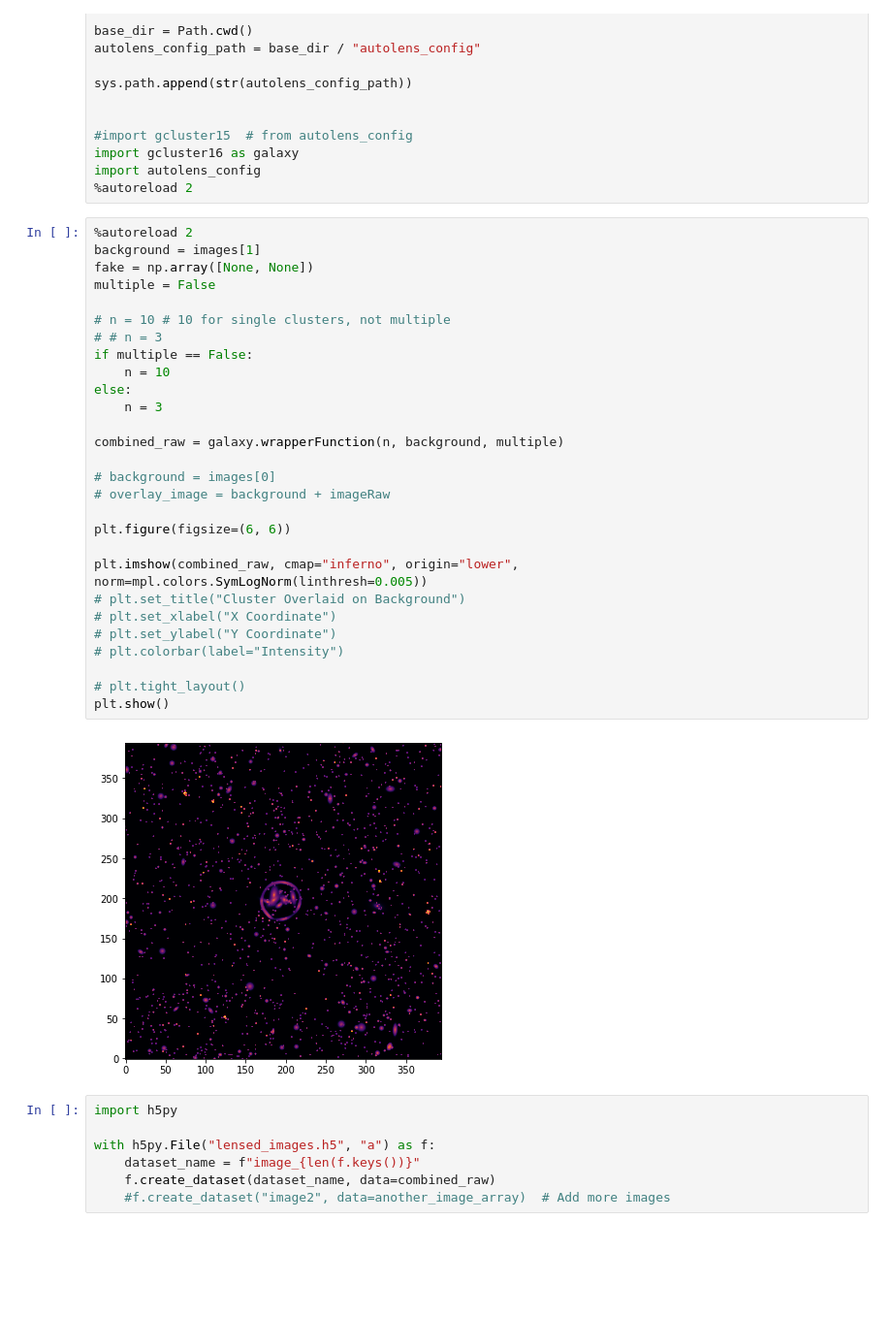
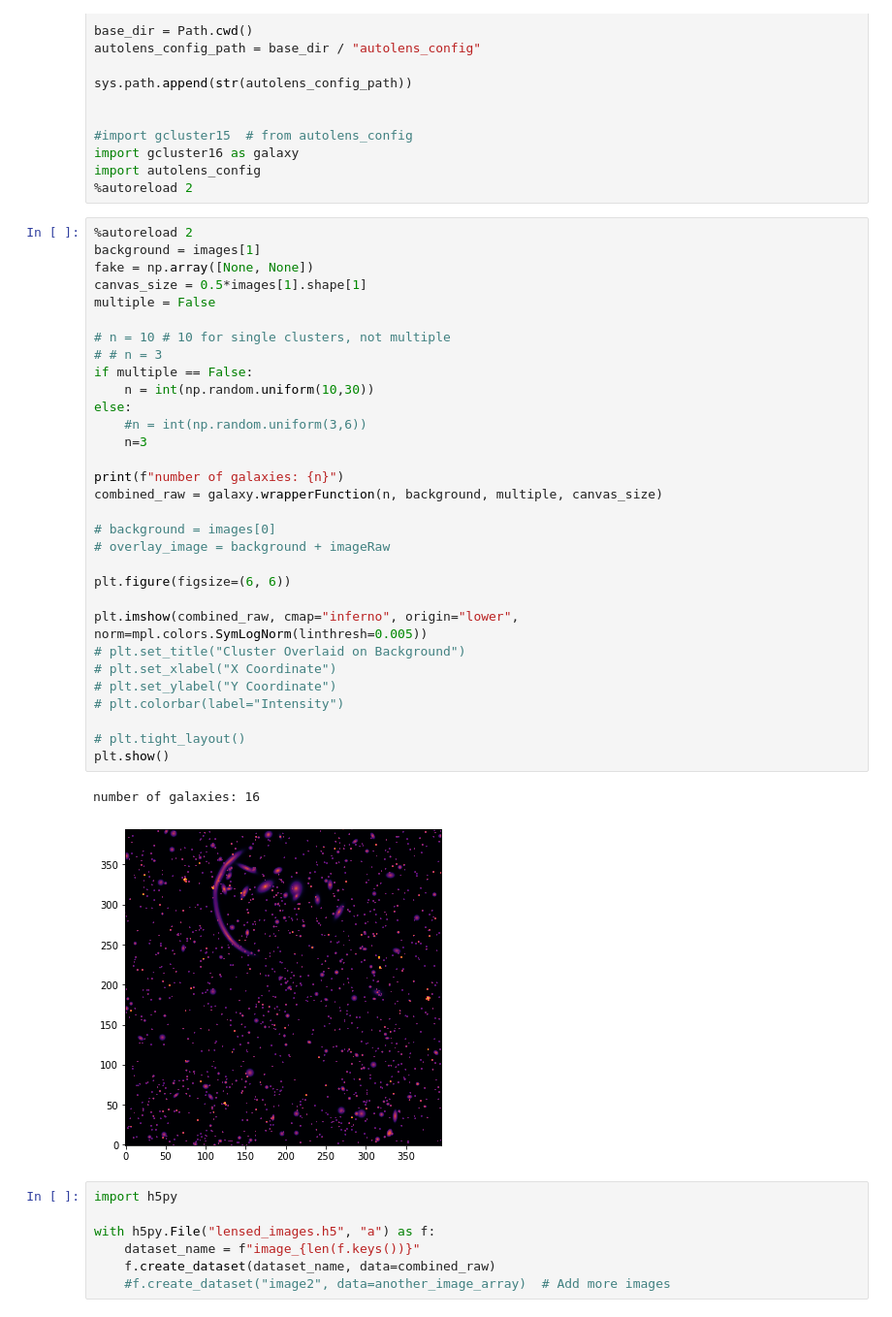
Before and after one commit to moomanchuu/SPHEREx-ML-marco-jame-proj, a Jupyter notebook: backlens1.ipynb, the cells around one changed output. Shown at 97% size. Cells and saved outputs as stored; diff of their text form; blank space fills up the shorter version.

```diff
--- a/backlens1.ipynb
+++ b/backlens1.ipynb
@@ -151,33 +157,37 @@ import autolens_config
 # %%
 %autoreload 2
 background = images[1]
 fake = np.array([None, None])
+canvas_size = 0.5*images[1].shape[1]
 multiple = False
 
 # n = 10 # 10 for single clusters, not multiple
 # # n = 3
 if multiple == False:
-    n = 10
+    n = int(np.random.uniform(10,30))
 else:
-    n = 3
+    #n = int(np.random.uniform(3,6))
+    n=3
 
-combined_raw = galaxy.wrapperFunction(n, background, multiple)
+print(f"number of galaxies: {n}")
+combined_raw = galaxy.wrapperFunction(n, background, multiple, canvas_size)
 
 # background = images[0]
 # overlay_image = background + imageRaw
 
 plt.figure(figsize=(6, 6))
 
 plt.imshow(combined_raw, cmap="inferno", origin="lower", norm=mpl.colors.SymLogNorm(linthresh=0.005))
 # plt.set_title("Cluster Overlaid on Background")
 # plt.set_xlabel("X Coordinate")
 # plt.set_ylabel("Y Coordinate")
 # plt.colorbar(label="Intensity")
 
 # plt.tight_layout()
 plt.show()
 # %% [output]
+number of galaxies: 16
-[figure, old version]
+[figure, new version]
 # %%
 import h5py
 
```
Also changed, not shown: parts of 4 cells of this notebook, 3 other files.
